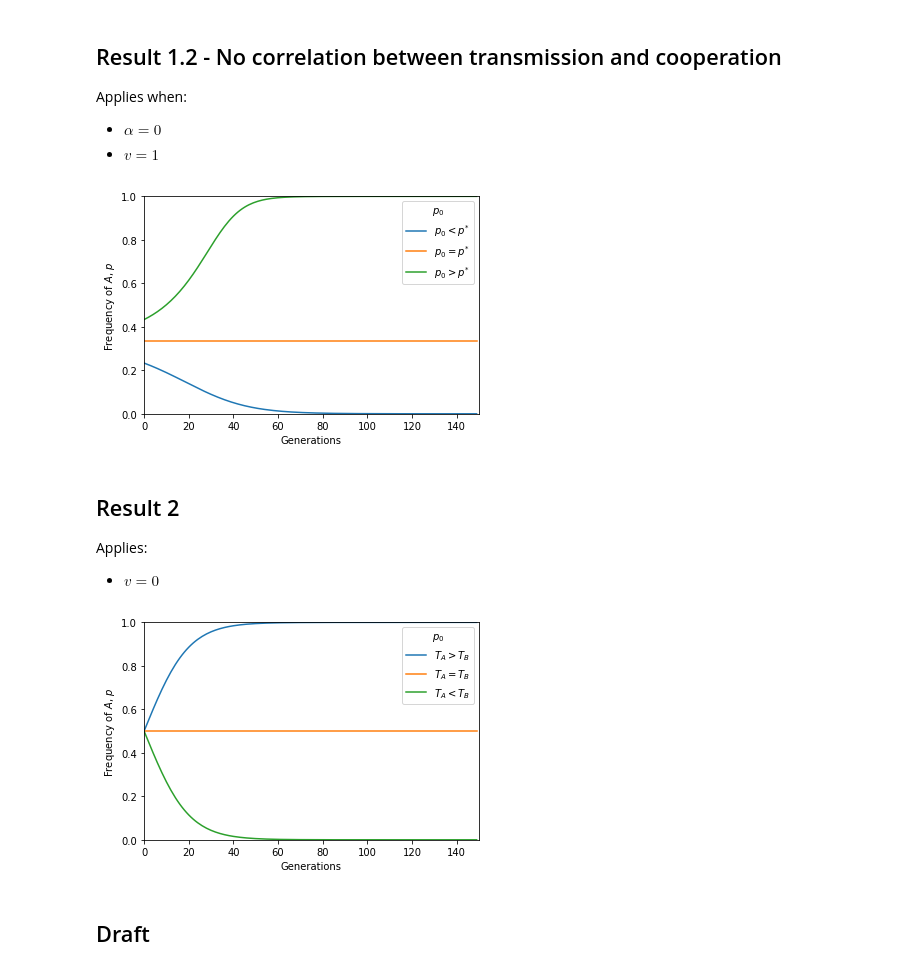
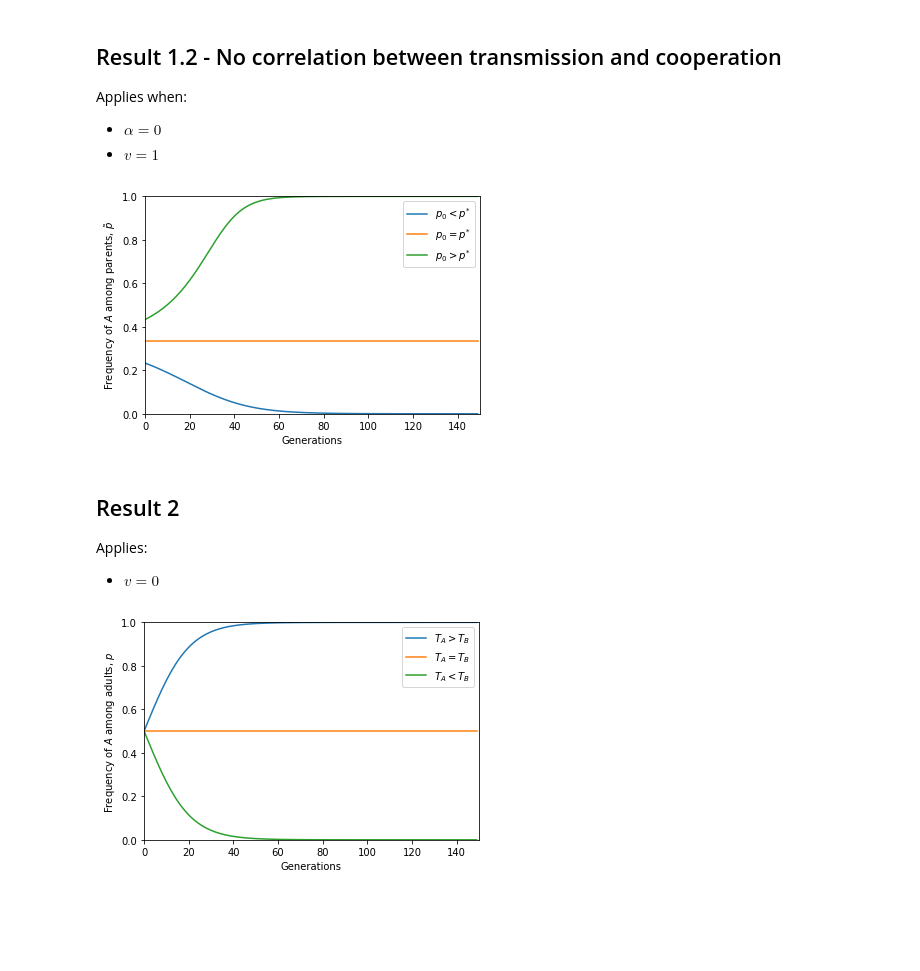
Before and after one commit to yoavram-lab/CulturalCooperation, a Jupyter notebook: ms/plot.ipynb, the cells around one changed output. Cells and saved outputs as stored; diff of their text form; code cells hidden in the pictures; blank space fills up the shorter version.

```diff
--- a/ms/plot.ipynb
+++ b/ms/plot.ipynb
@@ -73,23 +59,23 @@ Applies when:
 # %%
 b = 0.6
 c = 0.5
 T_A = 0.475
 T_B = 0.1
 alpha = 0
 generations = 150
 
 p_star = c*(1-T_B)/(b*(T_A-T_B))-1/b
 plt.plot(evolution0(p_star-0.1, b, c, T_A, T_B, alpha, generations), label=r'$p_0 < p^{*}$')
 plt.plot(evolution0(p_star, b, c, T_A, T_B, alpha, generations), label=r'$p_0 = p^{*}$')
 plt.plot(evolution0(p_star+0.1, b, c, T_A, T_B, alpha, generations), label=r'$p_0 > p^{*}$')
-plt.legend(title=r'$p_0$')
+plt.legend()
 plt.xlabel('Generations')
-plt.ylabel('Frequency of $A$, $p$')
+plt.ylabel(r'Frequency of $A$ among parents, $\tilde{p}$')
 plt.ylim(0, 1)
 plt.xlim(0, generations);
-plt.savefig('figure_equilibrium.png')
+plt.savefig('figure_equilibrium.pdf')
 # %% [output]
-[figure, old version]
+[figure, new version]
 # %% [markdown]
 ## Result 2
 Applies:
@@ -124,13 +110,11 @@ T_B = T_A # 0.5
 plt.plot(evolution2(p0, b, c, T_A, T_B, alpha, generations), label=r'$T_A = T_B$')
 T_B = T_A + 0.1 # 0.6
 plt.plot(evolution2(p0, b, c, T_A, T_B, alpha, generations), label=r'$T_A < T_B$')
-plt.legend(title=r'$p_0$')
+plt.legend()
 plt.xlabel('Generations')
-plt.ylabel('Frequency of $A$, $p$')
+plt.ylabel('Frequency of $A$ among adults, $p$')
 plt.ylim(0, 1)
 plt.xlim(0, generations);
-plt.savefig('figure_v0.png')
+plt.savefig('figure_v0.pdf')
 # %% [output]
-[figure, old version]
+[figure, new version]
-# %% [markdown]
-## Draft
```
Also changed, not shown: parts of 5 cells of this notebook, 9 other files.
